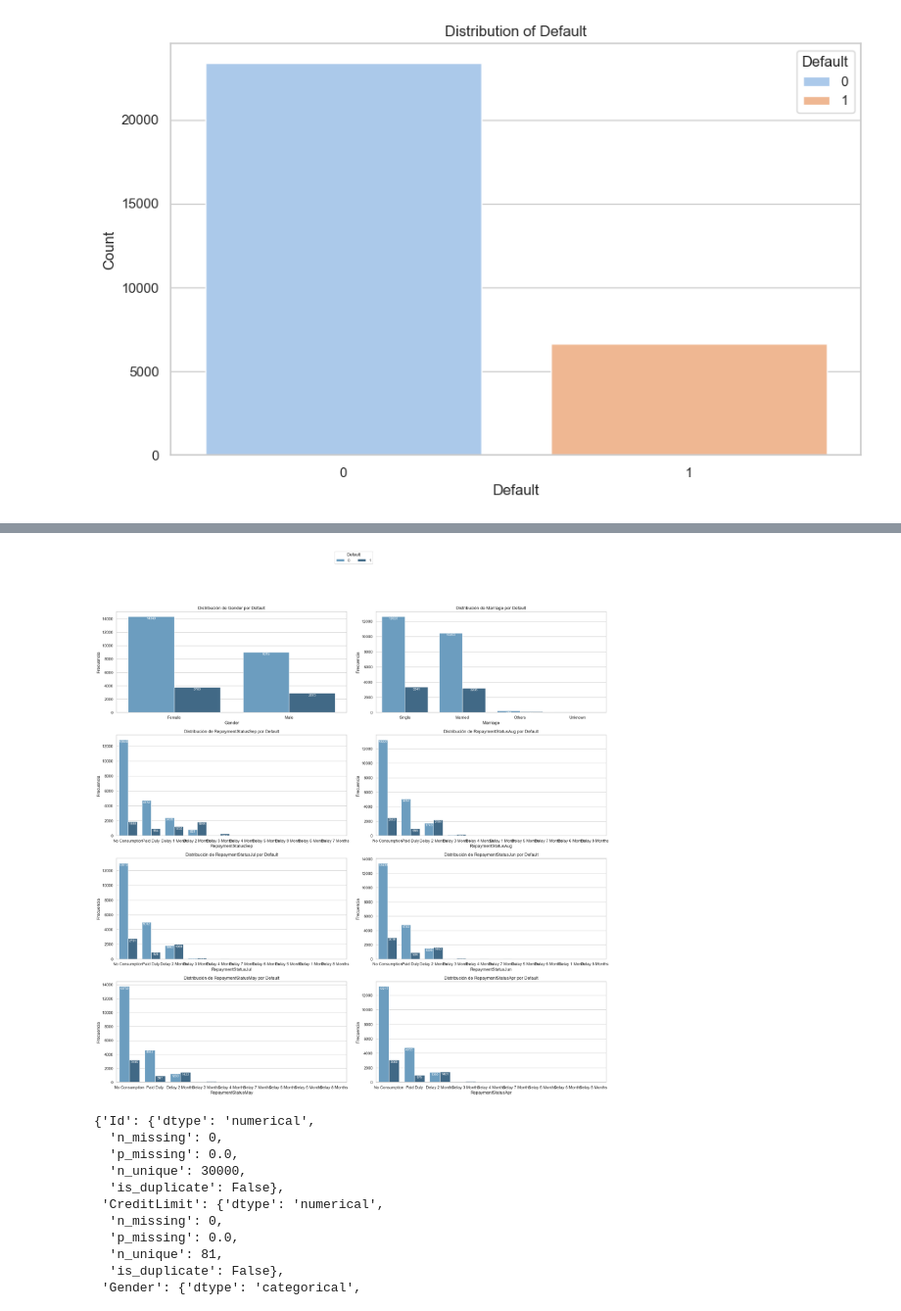
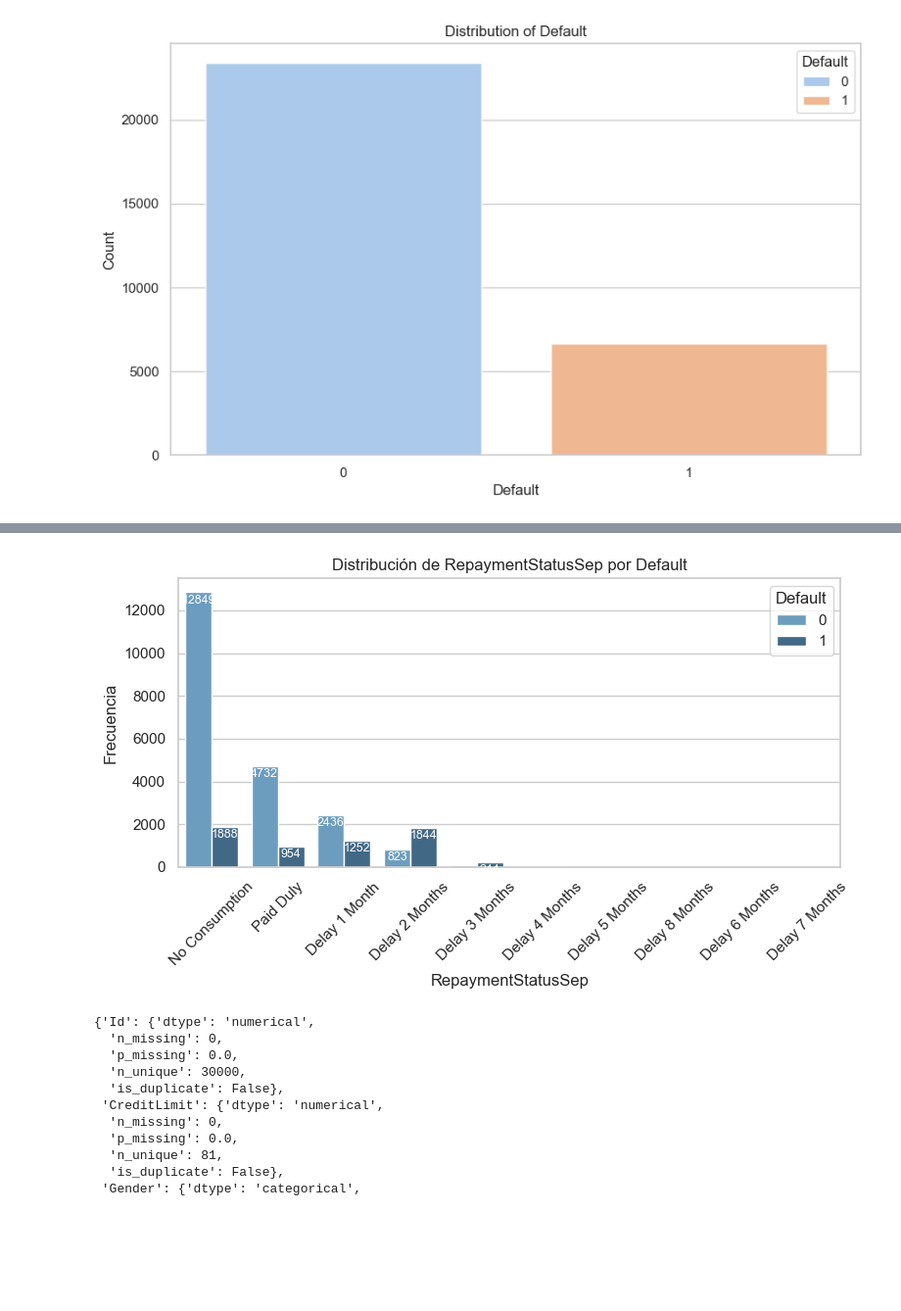
Before and after one commit to marioUnir/TFM, a Jupyter notebook: 1-EDA.ipynb, the cells around one changed output, grey strips where cells are left out. Shown at 98% size. Saved outputs shown, nothing was run; the diff lists cells and outputs as text; code cells hidden in the pictures; blank space fills up the shorter version.

```diff
--- a/1-EDA.ipynb
+++ b/1-EDA.ipynb
@@ -171,7 +187,7 @@ eda.plot_numerical_vs_target(df, n_rows=7, n_cols=2)
 # %%
-eda.plot_histogram_vs_target(df, n_rows=4, n_cols=2)
+eda.plot_histogram_vs_target(df, cat_vars=["RepaymentStatusSep"])
 # %% [output]
-[figure, old version]
+[figure, new version]
 # %%
 eda.dict_column
 # %% [output]
```
Also changed, not shown: parts of 10 cells of this notebook, 1 other file.
